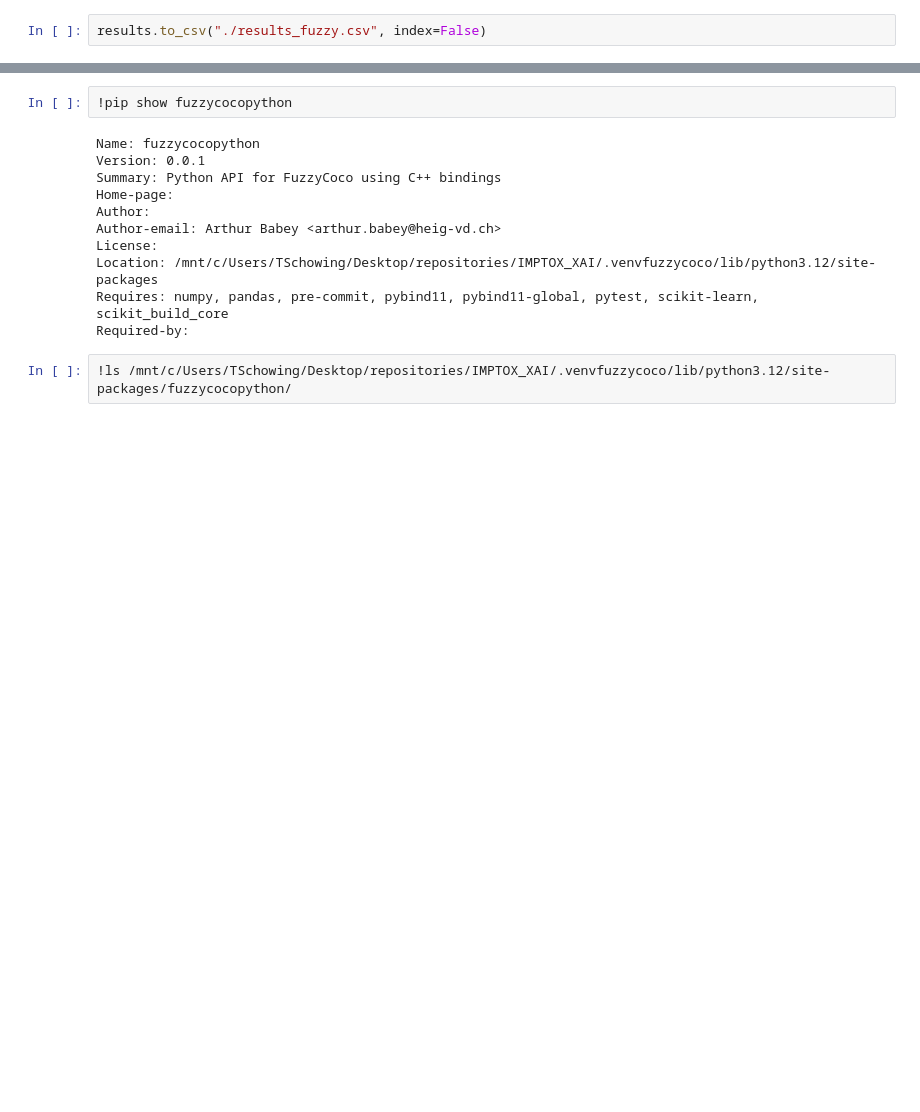
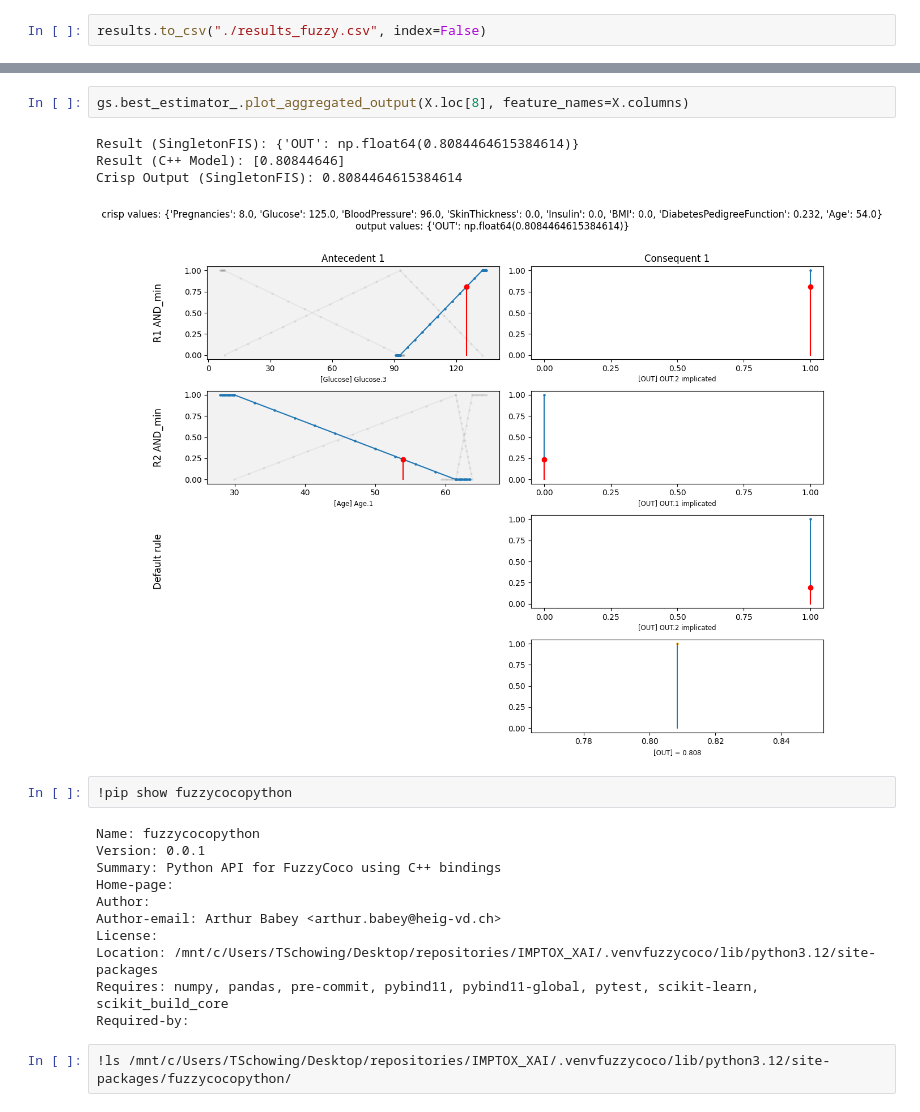
Before and after one commit to ThibaultSchowing/IMPTOX_XAI, a Jupyter notebook: notebooks/3_FuzzyCoCo.ipynb, the cells around one changed output, grey strips where cells are left out. Saved outputs shown, nothing was run; the diff lists cells and outputs as text; blank space fills up the shorter version.

```diff
--- a/notebooks/3_FuzzyCoCo.ipynb
+++ b/notebooks/3_FuzzyCoCo.ipynb
@@ -253,3 +204,10 @@ NameError: name 'gs' is not defined
+# %%
+gs.best_estimator_.plot_aggregated_output(X.loc[8], feature_names=X.columns)
+# %% [output]
+Result (SingletonFIS): {'OUT': np.float64(0.8084464615384614)}
+Result (C++ Model): [0.80844646]
+Crisp Output (SingletonFIS): 0.8084464615384614
+[figure, added]
 # %%
 !pip show fuzzycocopython
 # %% [output]
```
Also changed, not shown: parts of 12 cells of this notebook, 2 other files.
